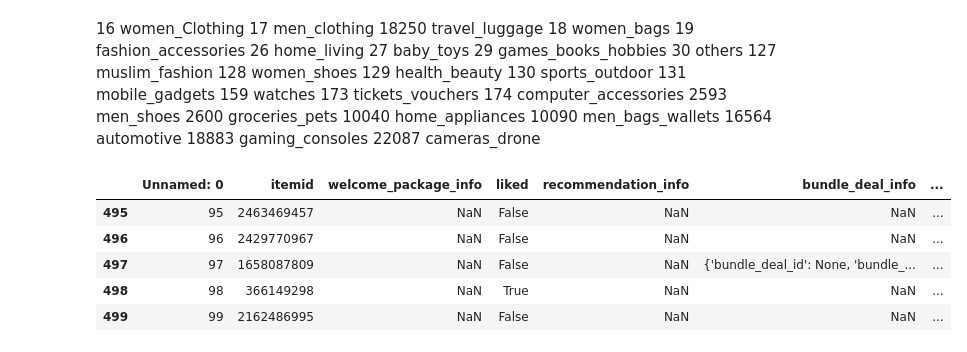
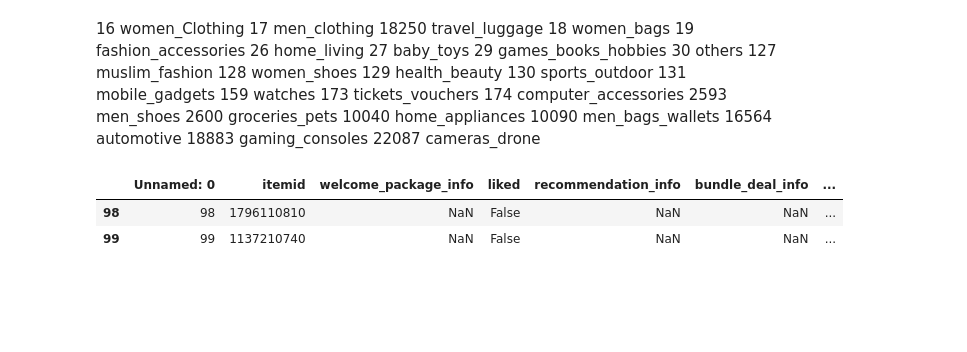
Before and after one commit to wengsengh/kglapi, a Jupyter notebook: get kaggle dataset.ipynb, the cells around one changed output. Saved outputs shown, nothing was run; the diff lists cells and outputs as text; code cells hidden in the pictures; blank space fills up the shorter version.

```diff
--- a/get kaggle dataset.ipynb
+++ b/get kaggle dataset.ipynb
@@ -689,12 +689,9 @@ shopeeAPI_Scraper(5)
 18883	gaming_consoles
 22087	cameras_drone
 # %%
-df=pd.read_csv('/content/drive/My Drive/Colab Notebooks/pop18_26.11.2019.csv')
-df.tail()
+df=pd.read_csv('/content/drive/My Drive/Colab Notebooks/pop174_26.11.2019.csv')
+df.tail(2)
 # %% [output]
 |  | Unnamed: 0 | itemid | welcome_package_info | liked | recommendation_info | bundle_deal_info | ... |
-| 495 | 95 | 2463469457 | NaN | False | NaN | NaN | ... |
-| 496 | 96 | 2429770967 | NaN | False | NaN | NaN | ... |
-| 497 | 97 | 1658087809 | NaN | False | NaN | {'bundle_deal_id': None, 'bundle_... | ... |
-| 498 | 98 | 366149298 | NaN | True | NaN | NaN | ... |
-| 499 | 99 | 2162486995 | NaN | False | NaN | NaN | ... |
+| 98 | 98 | 1796110810 | NaN | False | NaN | NaN | ... |
+| 99 | 99 | 1137210740 | NaN | False | NaN | NaN | ... |
```
Also changed, not shown: parts of 2 cells of this notebook.
